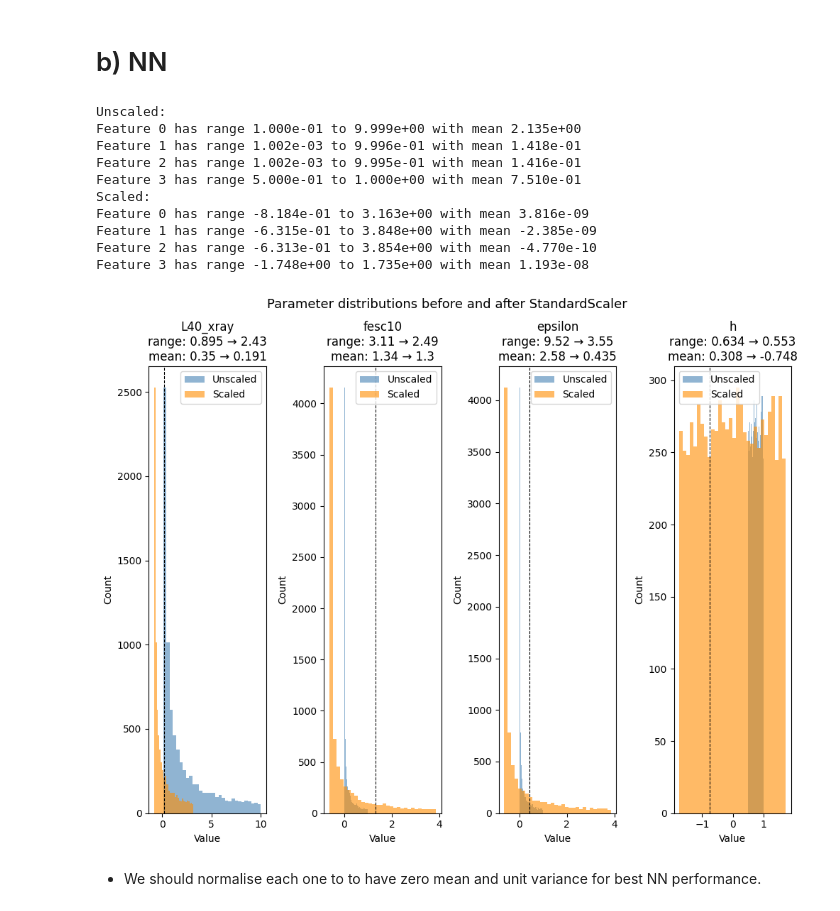
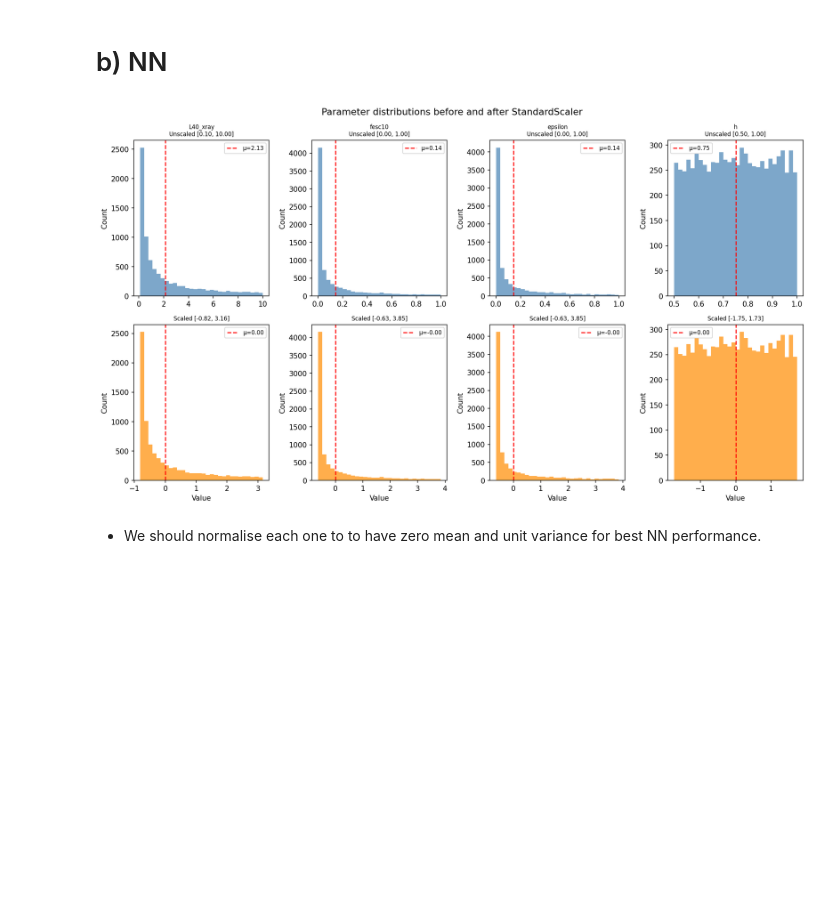
Before and after one commit to JoeyWee1/Machine-Learning-Enhanced-Inference-of-the-21-cm-Power-Spectrum-at-Cosmic-Dawn, a Jupyter notebook: ML_inference.ipynb, the cells around one changed output. Cells and saved outputs as stored; diff of their text form; code cells hidden in the pictures; blank space fills up the shorter version.

Commit message:
rewrote scaling plots

```diff
--- a/ML_inference.ipynb
+++ b/ML_inference.ipynb
@@ -70,21 +68,11 @@ Mean fractional residual: 0.43%
 # %% [markdown]
 # b) NN
 # %%
-from helpers.plotting import plot_pca_train_weights
+from utils.emulator_plots import plot_pca_train_weights
 
-unscaled_feature_domains =  plot_pca_train_weights(processed,raw_data,n_comp=n_comp)
+unscaled_feature_domains =  plot_pca_train_weights(processed,n_comp=n_comp)
 # %% [output]
-Unscaled:
-Feature 0 has range 1.000e-01 to 9.999e+00 with mean 2.135e+00
-Feature 1 has range 1.002e-03 to 9.996e-01 with mean 1.418e-01
-Feature 2 has range 1.002e-03 to 9.995e-01 with mean 1.416e-01
-Feature 3 has range 5.000e-01 to 1.000e+00 with mean 7.510e-01
-Scaled:
-Feature 0 has range -8.184e-01 to 3.163e+00 with mean 3.816e-09
-Feature 1 has range -6.315e-01 to 3.848e+00 with mean -2.385e-09
-Feature 2 has range -6.313e-01 to 3.854e+00 with mean -4.770e-10
-Feature 3 has range -1.748e+00 to 1.735e+00 with mean 1.193e-08
-[figure, old version]
+[figure, new version]
 # %% [markdown]
 - We should normalise each one to to have zero mean and unit variance for best NN performance.
 # %% [markdown]
```
Also changed, not shown: parts of 1 cell of this notebook, 3 other files.
